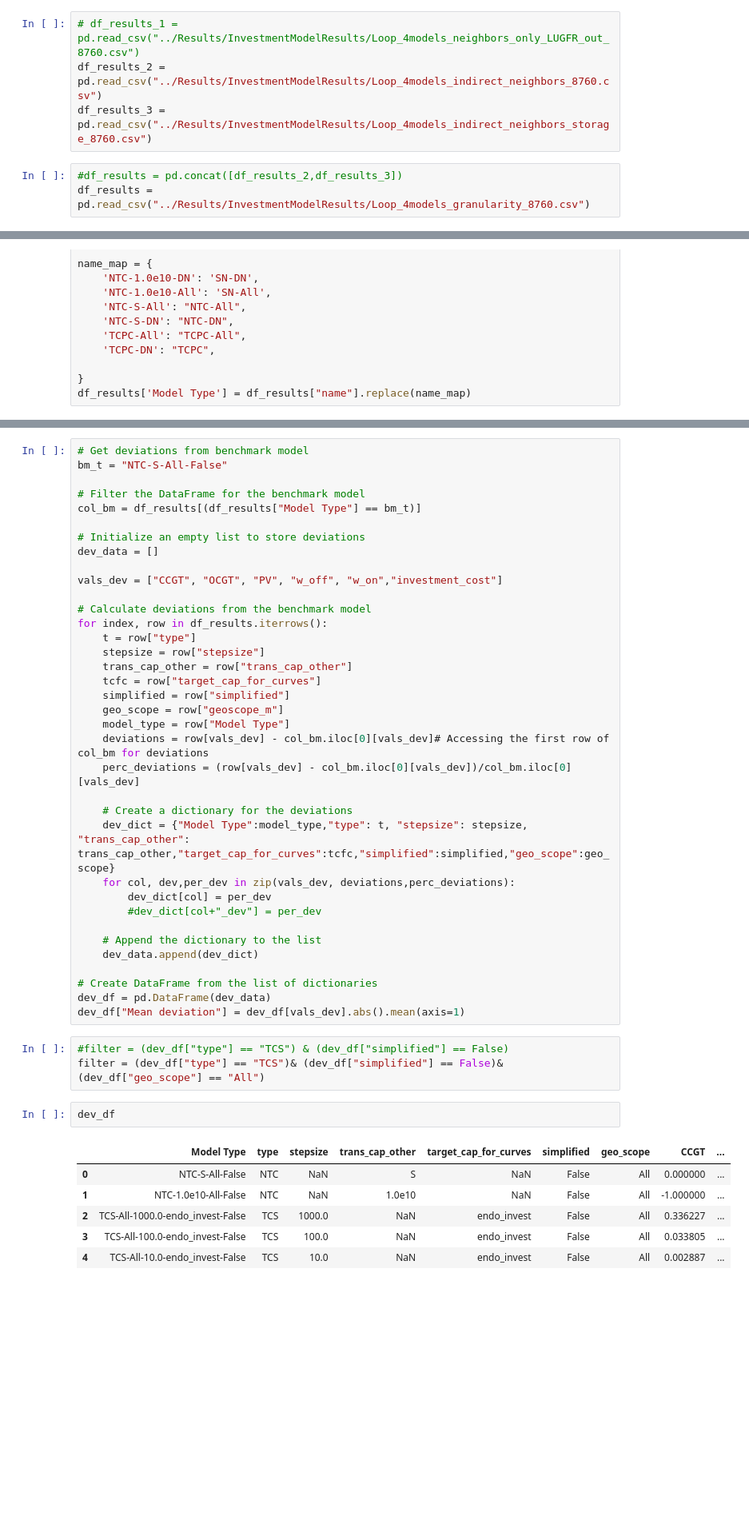
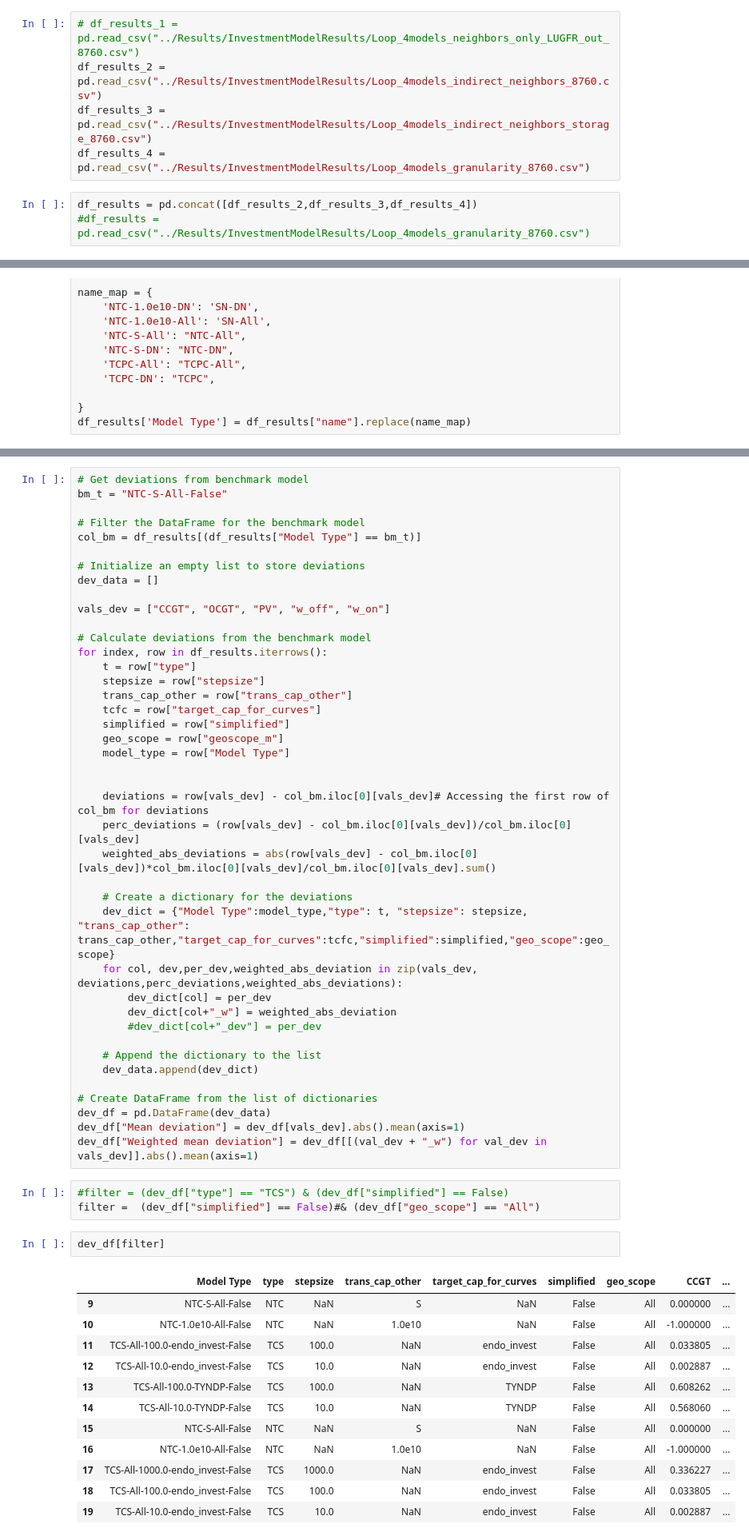
Before and after one commit to KristofPhillips95/ImportExport, a Jupyter notebook: analysis_scripts/Deviations_stor_gran.ipynb, the cells around one changed output, grey strips where cells are left out. Shown at 80% size. Saved outputs shown, nothing was run; the diff lists cells and outputs as text; blank space fills up the shorter version.

```diff
--- a/analysis_scripts/Deviations_stor_gran.ipynb
+++ b/analysis_scripts/Deviations_stor_gran.ipynb
@@ -10,9 +10,10 @@ def create_model_type_name(row,columns):
 # df_results_1 = pd.read_csv("../Results/InvestmentModelResults/Loop_4models_neighbors_only_LUGFR_out_8760.csv")
 df_results_2 = pd.read_csv("../Results/InvestmentModelResults/Loop_4models_indirect_neighbors_8760.csv")
 df_results_3 = pd.read_csv("../Results/InvestmentModelResults/Loop_4models_indirect_neighbors_storage_8760.csv")
+df_results_4 = pd.read_csv("../Results/InvestmentModelResults/Loop_4models_granularity_8760.csv")
 # %%
-#df_results = pd.concat([df_results_2,df_results_3])
-df_results = pd.read_csv("../Results/InvestmentModelResults/Loop_4models_granularity_8760.csv")
+df_results = pd.concat([df_results_2,df_results_3,df_results_4])
+#df_results = pd.read_csv("../Results/InvestmentModelResults/Loop_4models_granularity_8760.csv")
 # %%
 geo_scope_map = {
     'A_l_l': 'All',
@@ -56,7 +74,7 @@ col_bm = df_results[(df_results["Model Type"] == bm_t)]
 # Initialize an empty list to store deviations
 dev_data = []
 
-vals_dev = ["CCGT", "OCGT", "PV", "w_off", "w_on","investment_cost"]
+vals_dev = ["CCGT", "OCGT", "PV", "w_off", "w_on"]
 
 # Calculate deviations from the benchmark model
 for index, row in df_results.iterrows():
@@ -67,13 +85,17 @@ for index, row in df_results.iterrows():
     simplified = row["simplified"]
     geo_scope = row["geoscope_m"]
     model_type = row["Model Type"]
+
+
     deviations = row[vals_dev] - col_bm.iloc[0][vals_dev]# Accessing the first row of col_bm for deviations
     perc_deviations = (row[vals_dev] - col_bm.iloc[0][vals_dev])/col_bm.iloc[0][vals_dev]
+    weighted_abs_deviations = abs(row[vals_dev] - col_bm.iloc[0][vals_dev])*col_bm.iloc[0][vals_dev]/col_bm.iloc[0][vals_dev].sum()
 
     # Create a dictionary for the deviations
     dev_dict = {"Model Type":model_type,"type": t, "stepsize": stepsize, "trans_cap_other": trans_cap_other,"target_cap_for_curves":tcfc,"simplified":simplified,"geo_scope":geo_scope}
-    for col, dev,per_dev in zip(vals_dev, deviations,perc_deviations):
+    for col, dev,per_dev,weighted_abs_deviation in zip(vals_dev, deviations,perc_deviations,weighted_abs_deviations):
         dev_dict[col] = per_dev
+        dev_dict[col+"_w"] = weighted_abs_deviation
         #dev_dict[col+"_dev"] = per_dev
 
     # Append the dictionary to the list
@@ -82,18 +104,25 @@ for index, row in df_results.iterrows():
 # Create DataFrame from the list of dictionaries
 dev_df = pd.DataFrame(dev_data)
 dev_df["Mean deviation"] = dev_df[vals_dev].abs().mean(axis=1)
+dev_df["Weighted mean deviation"] = dev_df[[(val_dev + "_w") for val_dev in vals_dev]].abs().mean(axis=1)
 # %%
 #filter = (dev_df["type"] == "TCS") & (dev_df["simplified"] == False)
-filter = (dev_df["type"] == "TCS")& (dev_df["simplified"] == False)& (dev_df["geo_scope"] == "All")
+filter =  (dev_df["simplified"] == False)#& (dev_df["geo_scope"] == "All")
 # %%
-dev_df
+dev_df[filter]
 # %% [output]
 |  | Model Type | type | stepsize | trans_cap_other | target_cap_for_curves | simplified | geo_scope | CCGT | ... |
-| 0 | NTC-S-All-False | NTC | NaN | S | NaN | False | All | 0.000000 | ... |
-| 1 | NTC-1.0e10-All-False | NTC | NaN | 1.0e10 | NaN | False | All | -1.000000 | ... |
-| 2 | TCS-All-1000.0-endo_invest-False | TCS | 1000.0 | NaN | endo_invest | False | All | 0.336227 | ... |
-| 3 | TCS-All-100.0-endo_invest-False | TCS | 100.0 | NaN | endo_invest | False | All | 0.033805 | ... |
-| 4 | TCS-All-10.0-endo_invest-False | TCS | 10.0 | NaN | endo_invest | False | All | 0.002887 | ... |
+| 9 | NTC-S-All-False | NTC | NaN | S | NaN | False | All | 0.000000 | ... |
+| 10 | NTC-1.0e10-All-False | NTC | NaN | 1.0e10 | NaN | False | All | -1.000000 | ... |
+| 11 | TCS-All-100.0-endo_invest-False | TCS | 100.0 | NaN | endo_invest | False | All | 0.033805 | ... |
+| 12 | TCS-All-10.0-endo_invest-False | TCS | 10.0 | NaN | endo_invest | False | All | 0.002887 | ... |
+| 13 | TCS-All-100.0-TYNDP-False | TCS | 100.0 | NaN | TYNDP | False | All | 0.608262 | ... |
+| 14 | TCS-All-10.0-TYNDP-False | TCS | 10.0 | NaN | TYNDP | False | All | 0.568060 | ... |
+| 15 | NTC-S-All-False | NTC | NaN | S | NaN | False | All | 0.000000 | ... |
+| 16 | NTC-1.0e10-All-False | NTC | NaN | 1.0e10 | NaN | False | All | -1.000000 | ... |
+| 17 | TCS-All-1000.0-endo_invest-False | TCS | 1000.0 | NaN | endo_invest | False | All | 0.336227 | ... |
+| 18 | TCS-All-100.0-endo_invest-False | TCS | 100.0 | NaN | endo_invest | False | All | 0.033805 | ... |
+| 19 | TCS-All-10.0-endo_invest-False | TCS | 10.0 | NaN | endo_invest | False | All | 0.002887 | ... |
 # %%
 dev_df[filter].pivot_table(values = ["OCGT","CCGT","w_on","w_off","PV","Mean deviation"],index = ["target_cap_for_curves","stepsize"],aggfunc = "sum")
 # %% [output]
```
Also changed, not shown: parts of 3 cells of this notebook.
